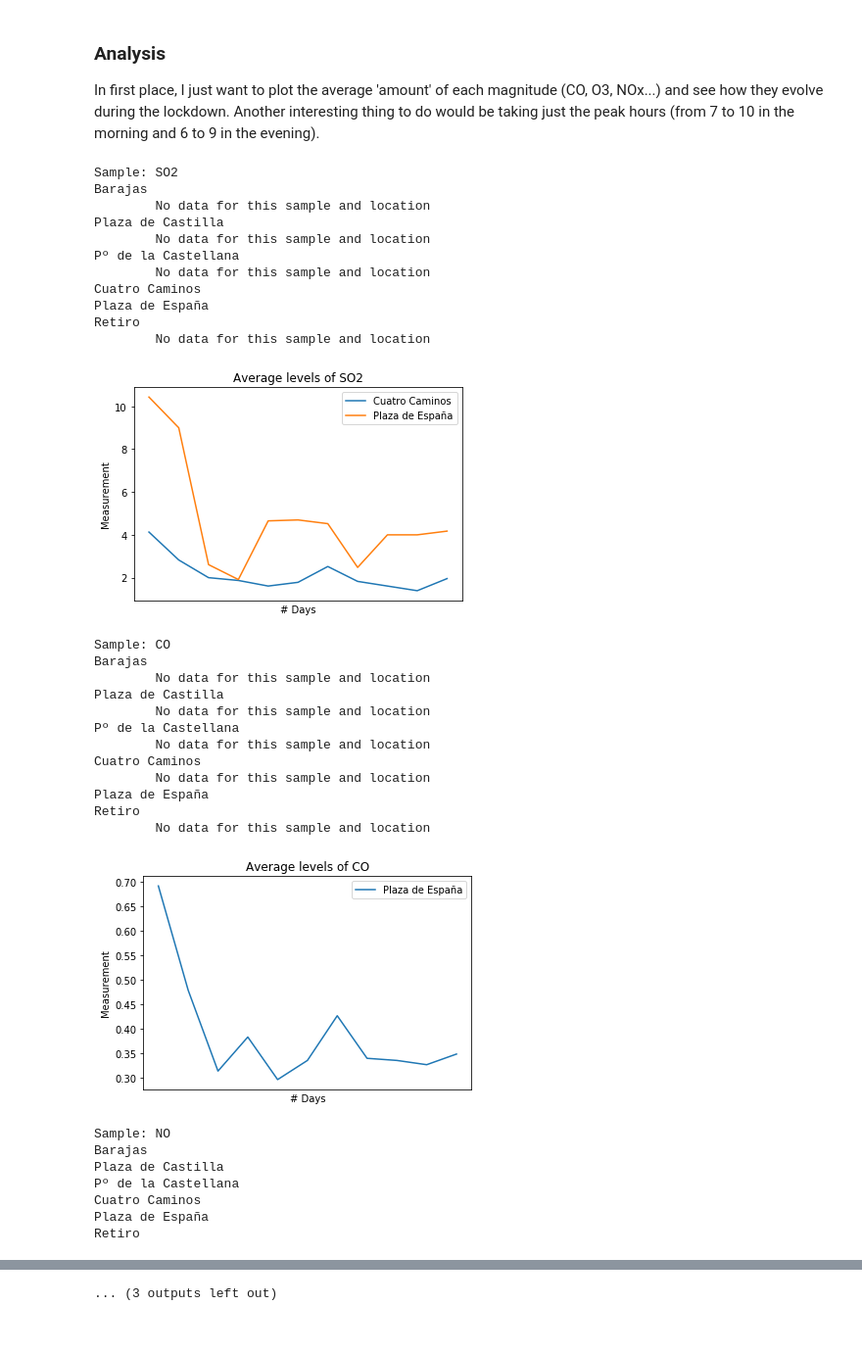
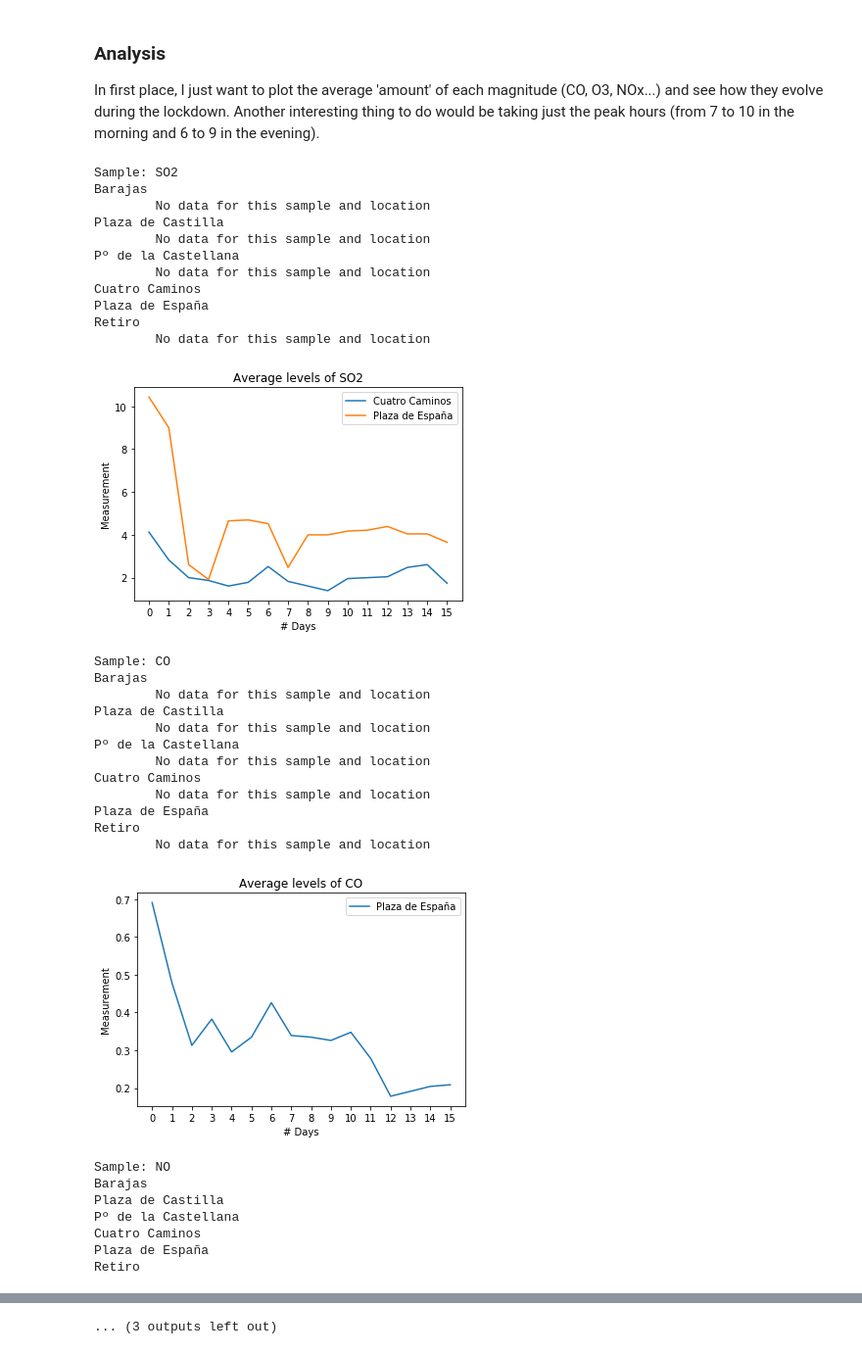
Before and after one commit to ignaciohrdz/madrid-covid19-air-quality, a Jupyter notebook: air_analysis.ipynb, the cells around one changed output, grey strips where cells are left out. Shown at 98% size. Cells and saved outputs as stored; diff of their text form; code cells hidden in the pictures.

Commit message:
Corrected plotting loop + new samples

```diff
--- a/air_analysis.ipynb
+++ b/air_analysis.ipynb
@@ -89,46 +92,51 @@ In first place, I just want to plot the average 'amount' of each magnitude (CO,
 # %%
 # Plotting the average value for each day
 
+
 for m_code,m_name in measurements.items():
+    places = []
     days = []
     print('\n\nSample: ' + m_name)
     for code, location in check_places.items():
         print(location)
         df = all_data.loc[(all_data['MAGNITUD']==m_code) & (all_data['PUNTO_MUESTREO'].str.contains(code))].copy()
-        df.sort_values(['MES','DIA'])
-        df = df.reset_index()
-        df['NUMDIA'] = df.index
 
         if df.shape[0] != 0:
+            # Get the total days
+            df.sort_values(['MES','DIA'])
+            df = df.reset_index()
+            df['NUMDIA'] = df.index
+            days = df['NUMDIA'].copy()
+
             all_times = df[check_times].copy()
             for t in check_times:
                 all_times[t] = pd.to_numeric(all_times[t])
             all_times['MEDIO'] = all_times.mean(axis=1)
             plt.plot(df['NUMDIA'],all_times['MEDIO'])
-            days.append(location)
+            places.append(location)
         else:
             print('\tNo data for this sample and location')
 
-    if len(days)>0:
-        plt.legend(days)
-        plt.xticks(df['NUMDIA'])
+    if len(places)>0:
+        plt.legend(places)
+        plt.xticks(days)
         plt.xlabel('# Days')
         plt.ylabel('Measurement')
         plt.title('Average levels of '+m_name)
         plt.show()
 # %% [output]
 Sample: SO2
 Barajas
         No data for this sample and location
 Plaza de Castilla
         No data for this sample and location
 Pº de la Castellana
         No data for this sample and location
 Cuatro Caminos
 Plaza de España
 Retiro
         No data for this sample and location
-[figure, old version]
+[figure, new version]
 Sample: CO
 Barajas
         No data for this sample and location
@@ -141,7 +149,7 @@ Cuatro Caminos
 Plaza de España
 Retiro
         No data for this sample and location
-[figure, old version]
+[figure, new version]
 Sample: NO
 Barajas
 Plaza de Castilla
```
Also changed, not shown: parts of 3 cells of this notebook, 4 other files.
